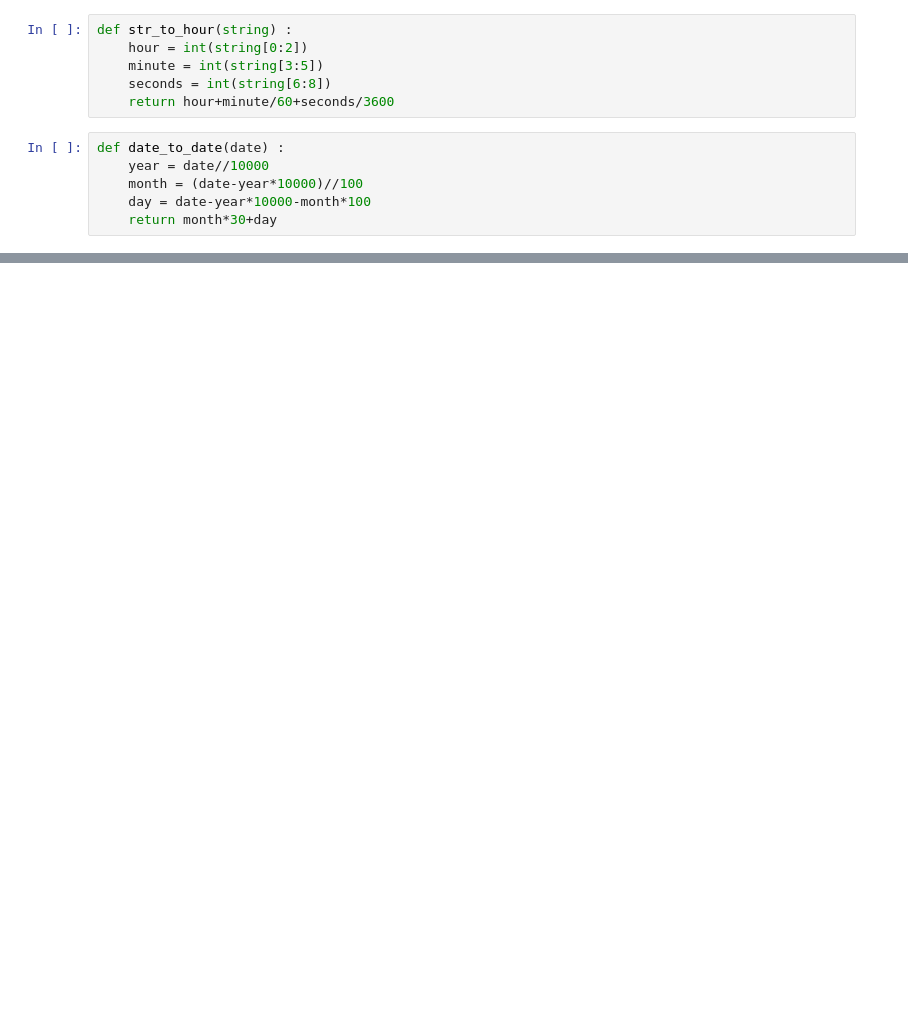
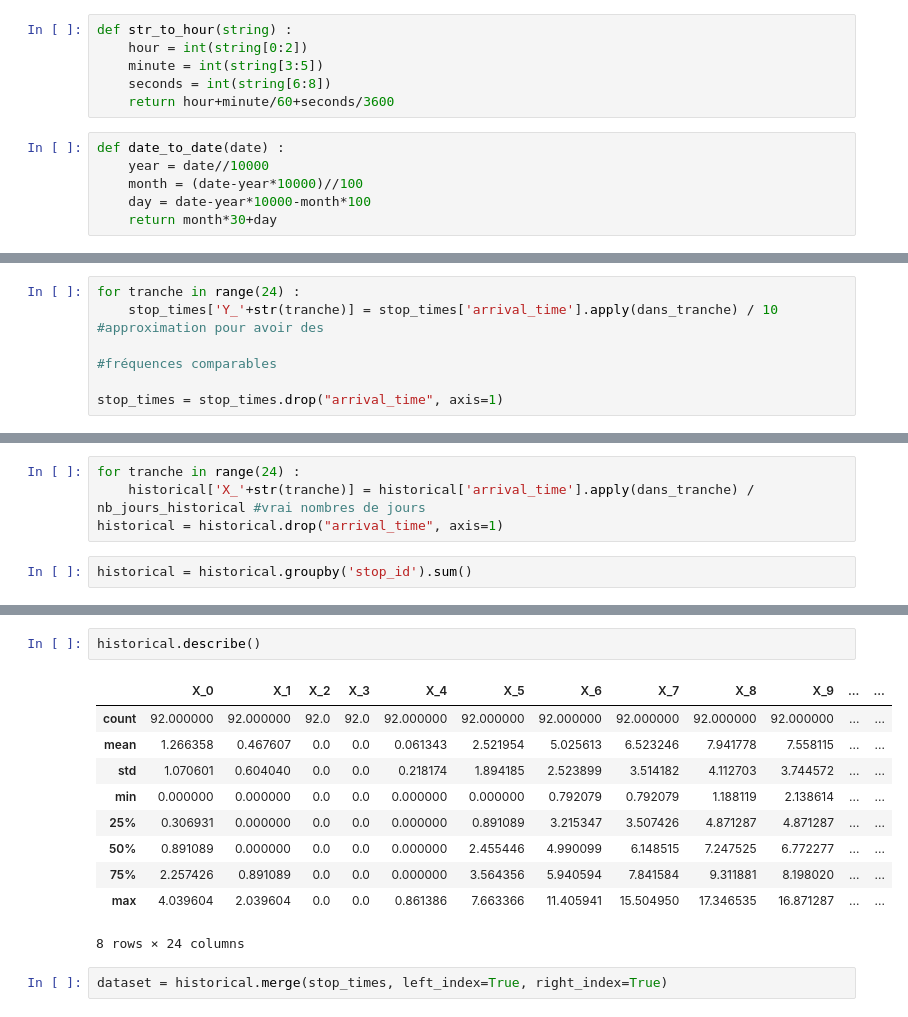
Before and after one commit to StanislasDOZIAS/INF442, a Jupyter notebook: preprocessing.ipynb, the cells around one changed output, grey strips where cells are left out. Cells and saved outputs as stored; diff of their text form; blank space fills up the shorter version.

```diff
--- a/preprocessing.ipynb
+++ b/preprocessing.ipynb
@@ -95,0 +181,6 @@ def date_to_date(date) :
+# %%
+for tranche in range(24) :
+    stop_times['Y_'+str(tranche)] = stop_times['arrival_time'].apply(dans_tranche) / 10 #approximation pour avoir des
+                                                                                        #fréquences comparables
+
+stop_times = stop_times.drop("arrival_time", axis=1)
@@ -95,0 +189,6 @@ def date_to_date(date) :
+# %%
+for tranche in range(24) :
+    historical['X_'+str(tranche)] = historical['arrival_time'].apply(dans_tranche) / nb_jours_historical #vrai nombres de jours
+historical = historical.drop("arrival_time", axis=1)
+# %%
+historical = historical.groupby('stop_id').sum()
@@ -95,0 +217,15 @@ def date_to_date(date) :
+# %%
+historical.describe()
+# %% [output]
+|  | X_0 | X_1 | X_2 | X_3 | X_4 | X_5 | X_6 | X_7 | X_8 | X_9 | ... | ... |
+| count | 92.000000 | 92.000000 | 92.0 | 92.0 | 92.000000 | 92.000000 | 92.000000 | 92.000000 | 92.000000 | 92.000000 | ... | ... |
+| mean | 1.266358 | 0.467607 | 0.0 | 0.0 | 0.061343 | 2.521954 | 5.025613 | 6.523246 | 7.941778 | 7.558115 | ... | ... |
+| std | 1.070601 | 0.604040 | 0.0 | 0.0 | 0.218174 | 1.894185 | 2.523899 | 3.514182 | 4.112703 | 3.744572 | ... | ... |
+| min | 0.000000 | 0.000000 | 0.0 | 0.0 | 0.000000 | 0.000000 | 0.792079 | 0.792079 | 1.188119 | 2.138614 | ... | ... |
+| 25% | 0.306931 | 0.000000 | 0.0 | 0.0 | 0.000000 | 0.891089 | 3.215347 | 3.507426 | 4.871287 | 4.871287 | ... | ... |
+| 50% | 0.891089 | 0.000000 | 0.0 | 0.0 | 0.000000 | 2.455446 | 4.990099 | 6.148515 | 7.247525 | 6.772277 | ... | ... |
+| 75% | 2.257426 | 0.891089 | 0.0 | 0.0 | 0.000000 | 3.564356 | 5.940594 | 7.841584 | 9.311881 | 8.198020 | ... | ... |
+| max | 4.039604 | 2.039604 | 0.0 | 0.0 | 0.861386 | 7.663366 | 11.405941 | 15.504950 | 17.346535 | 16.871287 | ... | ... |
+8 rows × 24 columns
+# %%
+dataset = historical.merge(stop_times, left_index=True, right_index=True)
```
Also changed, not shown: parts of 51 cells of this notebook.
